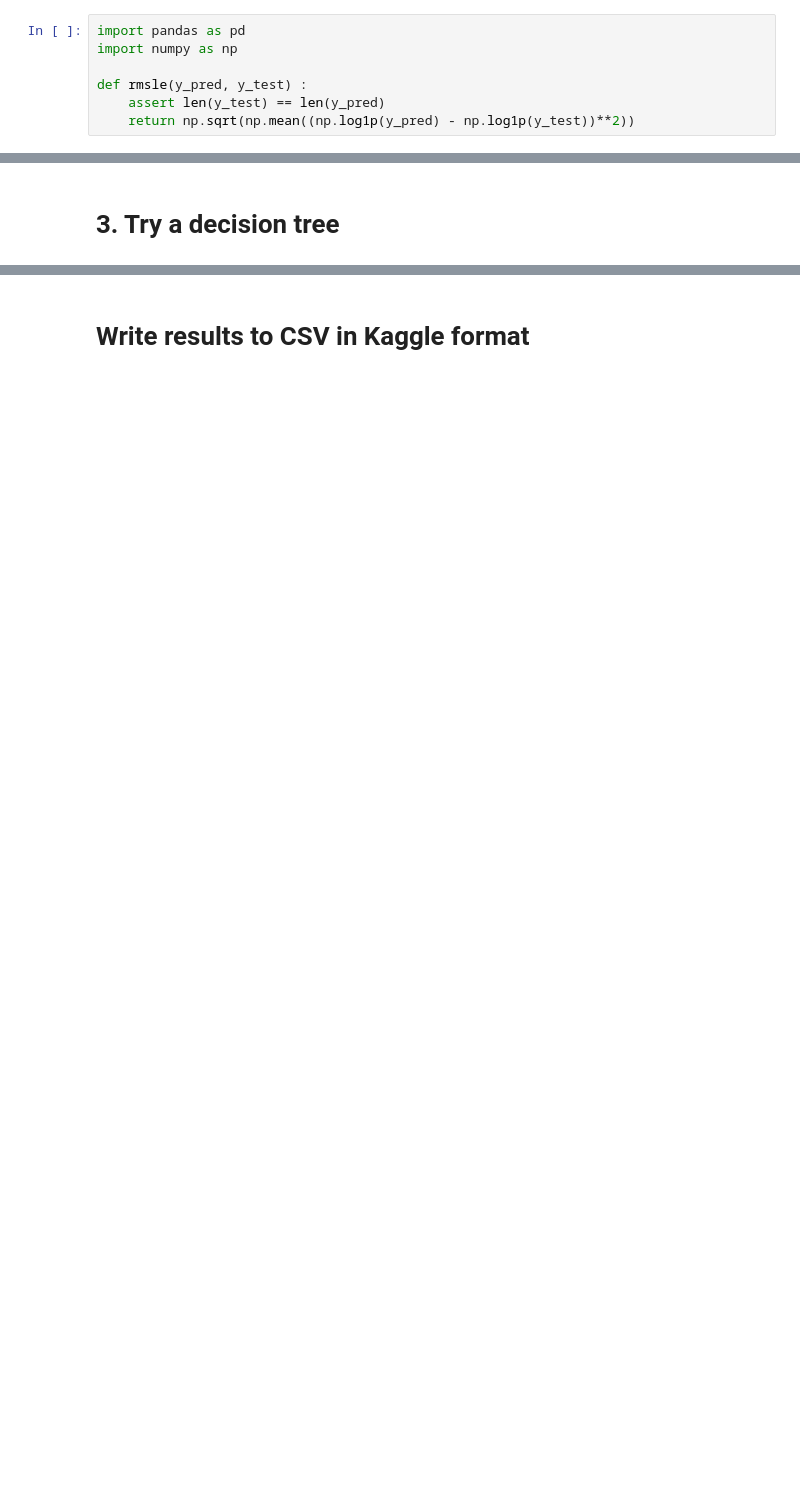
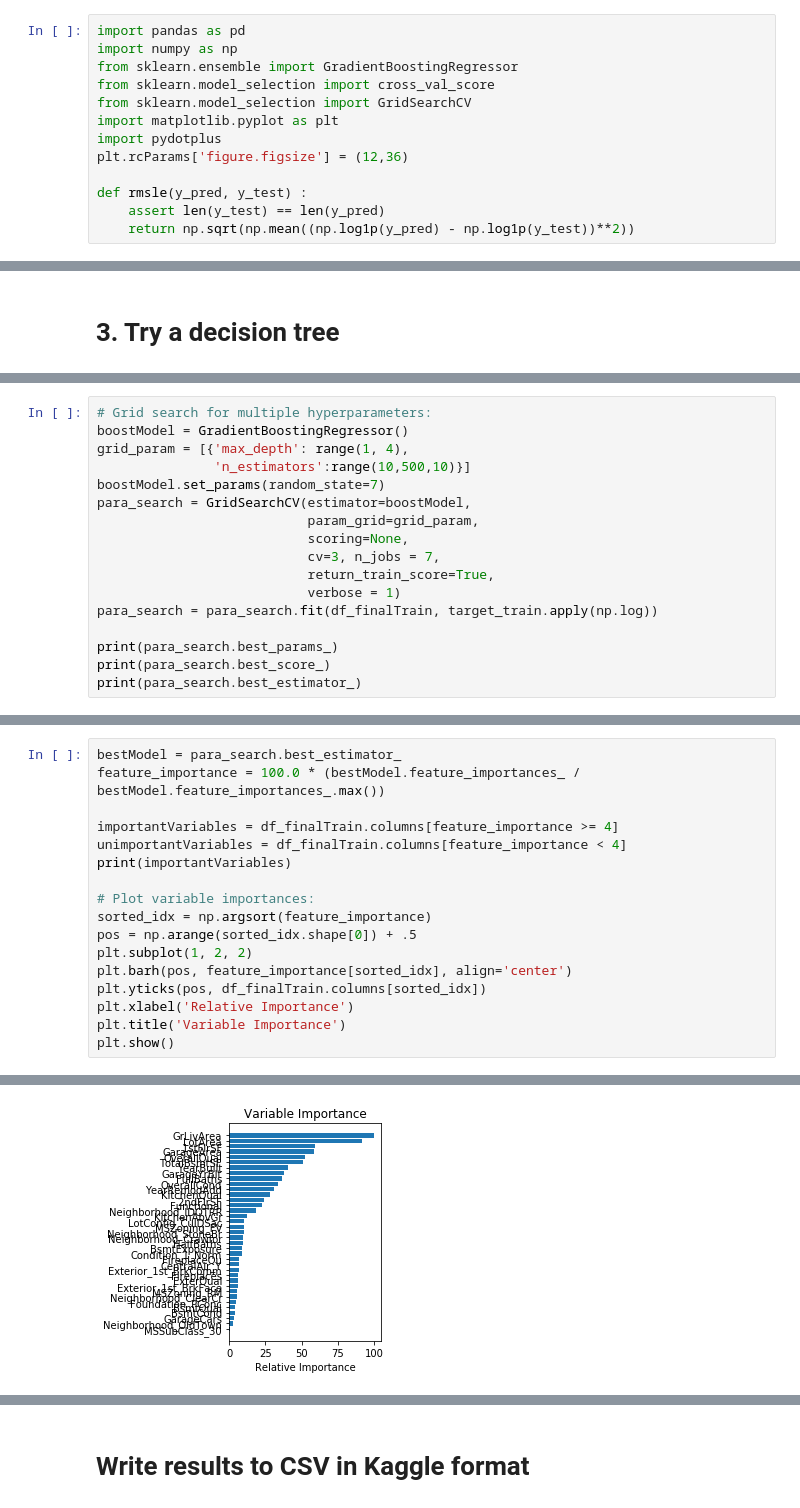
Before and after one commit to InterferencePattern/MST-housing-price-prediction, a Jupyter notebook: Scripts-James/2-ModelFitting_James.ipynb, the cells around one changed output, grey strips where cells are left out. Drawn from its saved outputs; the diff is of its cells as text; blank space fills up the shorter version.

Commit message:
Created 2 competing model documents (boosting and xgboost) that optimize 3 hyperparameters and drop unimportant features

```diff
--- a/Scripts-James/2-ModelFitting_James.ipynb
+++ b/Scripts-James/2-ModelFitting_James.ipynb
@@ -3,6 +3,12 @@
 # %%
 import pandas as pd
 import numpy as np
+from sklearn.ensemble import GradientBoostingRegressor
+from sklearn.model_selection import cross_val_score
+from sklearn.model_selection import GridSearchCV
+import matplotlib.pyplot as plt
+import pydotplus
+plt.rcParams['figure.figsize'] = (12,36)
 
 def rmsle(y_pred, y_test) :
     assert len(y_test) == len(y_pred)
@@ -61,0 +49,17 @@ print(bestDepth)
+# %%
+# Grid search for multiple hyperparameters:
+boostModel = GradientBoostingRegressor()
+grid_param = [{'max_depth': range(1, 4),
+               'n_estimators':range(10,500,10)}]
+boostModel.set_params(random_state=7)
+para_search = GridSearchCV(estimator=boostModel,
+                           param_grid=grid_param,
+                           scoring=None,
+                           cv=3, n_jobs = 7,
+                           return_train_score=True,
+                           verbose = 1)
+para_search = para_search.fit(df_finalTrain, target_train.apply(np.log))
+
+print(para_search.best_params_)
+print(para_search.best_score_)
+print(para_search.best_estimator_)
@@ -61,0 +82,18 @@ print(bestDepth)
+# %%
+bestModel = para_search.best_estimator_
+feature_importance = 100.0 * (bestModel.feature_importances_ / bestModel.feature_importances_.max())
+
+importantVariables = df_finalTrain.columns[feature_importance >= 4]
+unimportantVariables = df_finalTrain.columns[feature_importance < 4]
+print(importantVariables)
+
+# Plot variable importances:
+sorted_idx = np.argsort(feature_importance)
+pos = np.arange(sorted_idx.shape[0]) + .5
+plt.subplot(1, 2, 2)
+plt.barh(pos, feature_importance[sorted_idx], align='center')
+plt.yticks(pos, df_finalTrain.columns[sorted_idx])
+plt.xlabel('Relative Importance')
+plt.title('Variable Importance')
+plt.show()
+# %% [output]
@@ -62 +109,2 @@ print(bestDepth)
+[figure, added]
 # %%
```
Also changed, not shown: parts of 14 cells of this notebook, 1 other file.
